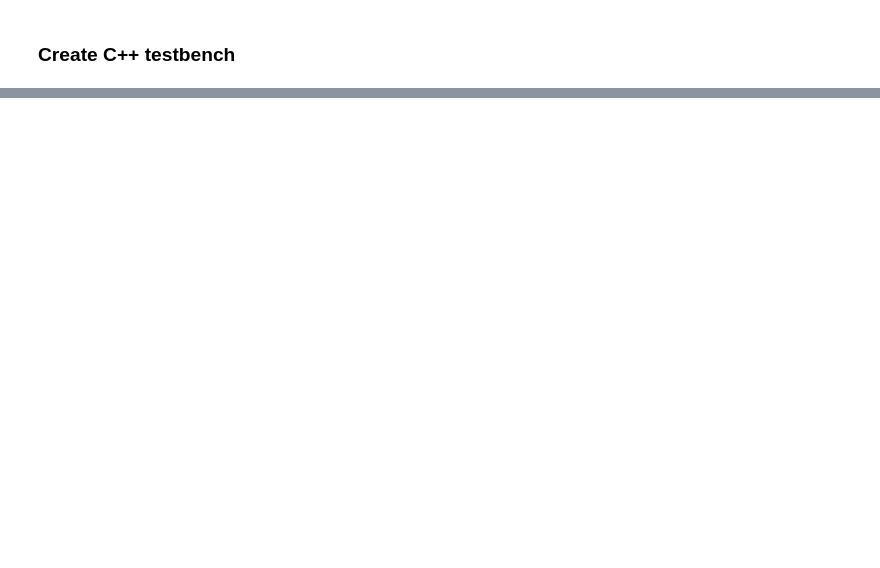
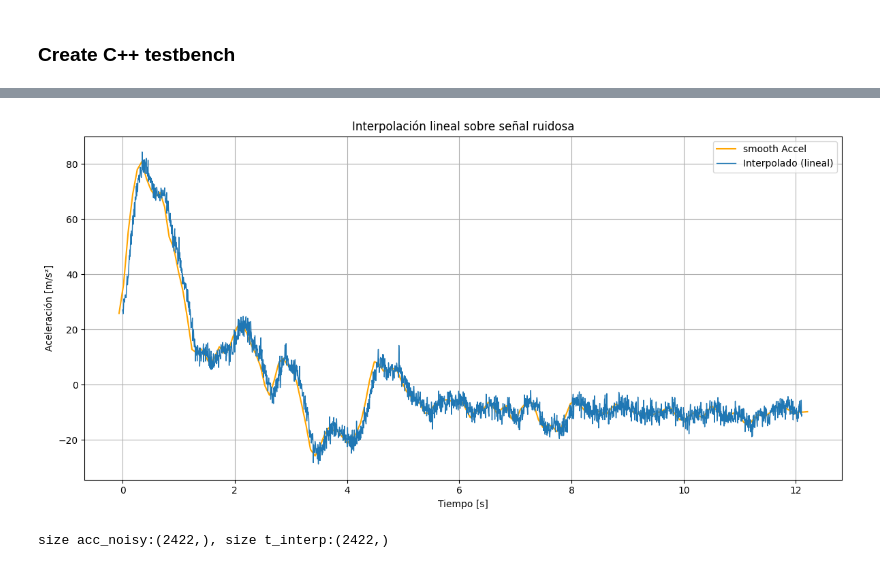
Before and after one commit to Jhertter/Flight-Computer-2025, a Jupyter notebook: 2024_lanin_data/data_from_photo.ipynb, the cells around one changed output, grey strips where cells are left out. Drawn from its saved outputs; the diff is of its cells as text; code cells hidden in the pictures; blank space fills up the shorter version.

```diff
--- a/2024_lanin_data/data_from_photo.ipynb
+++ b/2024_lanin_data/data_from_photo.ipynb
@@ -241,0 +252,35 @@ int16_t altitude_tb [] = {
+# %%
+# Parámetros de muestreo
+original_dt = 0.08125  # 81.25 ms entre muestras
+target_dt = 0.005      # 5 ms
+
+# Vector de tiempo original
+t_original = np.arange(len(acceleration_tb[:150])) * original_dt
+
+# Vector de tiempo nuevo
+t_interp = np.arange(0, t_original[-1], target_dt)
+
+# Interpolación lineal
+interp_func = interp1d(t_original, acceleration_tb[:150], kind='linear')
+acc_interp = interp_func(t_interp)
+
+noise_std = 2  # Ajustá el nivel de ruido deseado
+acc_noisy = acc_interp + np.random.normal(0, noise_std, size=acc_interp.shape)
+
+# Gráfico
+plt.figure(figsize=(12, 6))
+# plt.plot(t_original, acceleration, label='Original', marker='o', linestyle='None', markersize=3)
+plt.plot(df_clean['Time (s)']+0.1, acceleration_tb[:df_clean['Time (s)'].shape[0]], label='smooth Accel', color='orange')
+plt.plot(t_interp, acc_noisy, label='Interpolado (lineal)', linewidth=1)
+plt.xlabel("Tiempo [s]")
+plt.ylabel("Aceleración [m/s²]")
+plt.title("Interpolación lineal sobre señal ruidosa")
+plt.legend()
+plt.grid(True)
+plt.tight_layout()
+plt.show()
+
+print(f"size acc_noisy:{acc_noisy.shape}, size t_interp:{t_interp.shape}")
+# %% [output]
+[figure, added]
+size acc_noisy:(2422,), size t_interp:(2422,)
```
Also changed, not shown: parts of 5 cells of this notebook, 7 other files.
